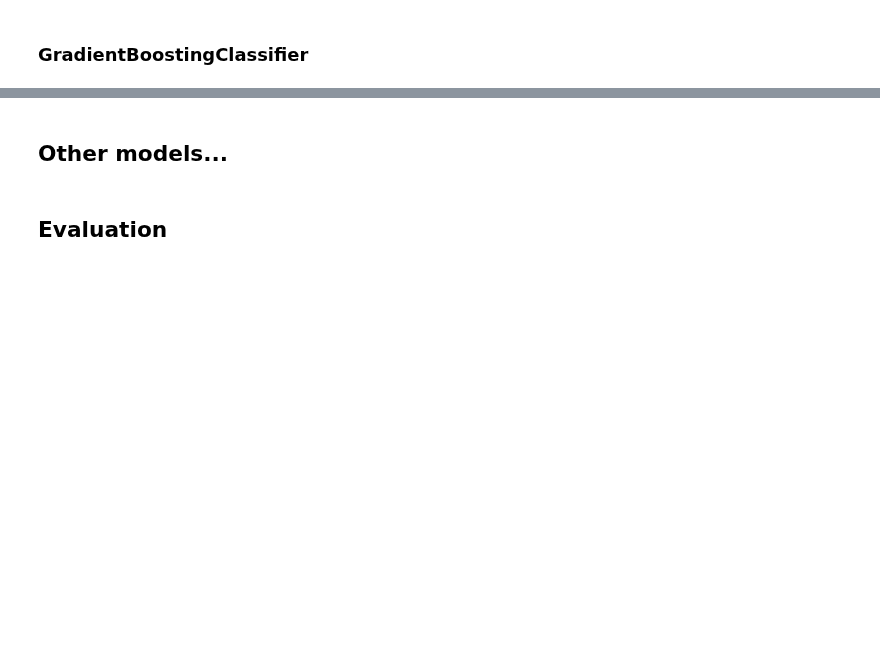
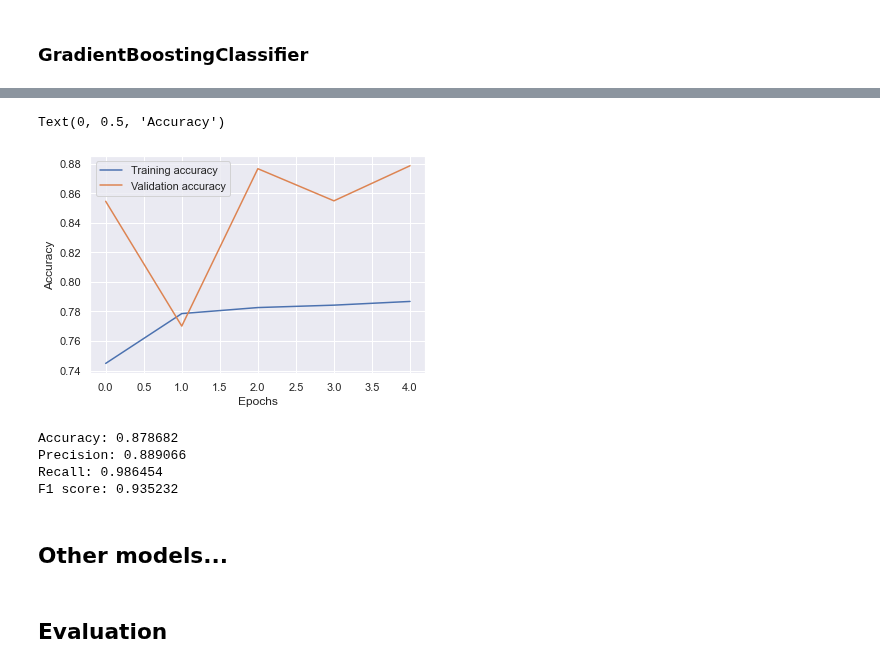
Before and after one commit to Rab6it/COMP5703_code, a Jupyter notebook: project.ipynb, the cells around one changed output, grey strips where cells are left out. Drawn from its saved outputs; the diff is of its cells as text; code cells hidden in the pictures; blank space fills up the shorter version.

```diff
--- a/project.ipynb
+++ b/project.ipynb
@@ -1178,0 +1205,19 @@ for i, j, k in zip(train_list, test_list, train_list_name):
+# %%
+SMOTE_y_array=np.array(SMOTE_y)
+y_test_1_array = np.array(y_test_1)
+# %%
+from tensorflow.keras.layers import Conv1D, MaxPooling1D, Flatten, Dense
+import tensorflow.keras as keras
+
+model = keras.Sequential()
+
+model.add(Conv1D(32, 3, activation='relu', padding = 'same', input_shape = (input_feature,1)))
+model.add(MaxPooling1D())
+# model.add(Conv1D(64, 3, activation='relu', padding = 'same'))
+# model.add(MaxPooling1D())
+# model.add(Conv1D(128, 3, activation='relu', padding = 'same'))
+# model.add(MaxPooling1D())
+
+model.add(Flatten())
+model.add(Dense(32, activation='relu'))
+model.add(Dense(1, activation='sigmoid'))
@@ -1178,0 +1245,9 @@ for i, j, k in zip(train_list, test_list, train_list_name):
+# %%
+from tensorflow.keras.optimizers import Adam
+optimizer = Adam(lr=0.001)
+model.compile(optimizer=optimizer, loss='binary_crossentropy', metrics=['accuracy'])
+# %%
+epoch_num = 5
+history = model.fit(X_train_5, SMOTE_y_array,
+              epochs=epoch_num,
+              validation_data = (X_test_5, y_test_1_array))
@@ -1178,0 +1265,17 @@ for i, j, k in zip(train_list, test_list, train_list_name):
+# %%
+%matplotlib inline
+
+import matplotlib.pyplot as plt
+
+epochs = [i for i in range(epoch_num)]
+
+plt.plot(epochs, history.history['accuracy'], label = 'Training accuracy')
+
+plt.plot(epochs, history.history['val_accuracy'], label = 'Validation accuracy')
+
+plt.legend()
+plt.xlabel('Epochs')
+plt.ylabel('Accuracy')
+# %% [output]
+Text(0, 0.5, 'Accuracy')
+[figure, added]
@@ -1178,0 +1288,21 @@ for i, j, k in zip(train_list, test_list, train_list_name):
+# %%
+from sklearn.metrics import precision_score
+from sklearn.metrics import recall_score
+from sklearn.metrics import f1_score
+# accuracy: (tp + tn) / (p + n)
+accuracy = accuracy_score(y_test_1, yhat_classes)
+print('Accuracy: %f' % accuracy)
+# precision tp / (tp + fp)
+precision = precision_score(y_test_1, yhat_classes)
+print('Precision: %f' % precision)
+# recall: tp / (tp + fn)
+recall = recall_score(y_test_1, yhat_classes)
+print('Recall: %f' % recall)
+# f1: 2 tp / (2 tp + fp + fn)
+f1 = f1_score(y_test_1, yhat_classes)
+print('F1 score: %f' % f1)
+# %% [output]
+Accuracy: 0.878682
+Precision: 0.889066
+Recall: 0.986454
+F1 score: 0.935232
```
Also changed, not shown: parts of 37 cells of this notebook.
